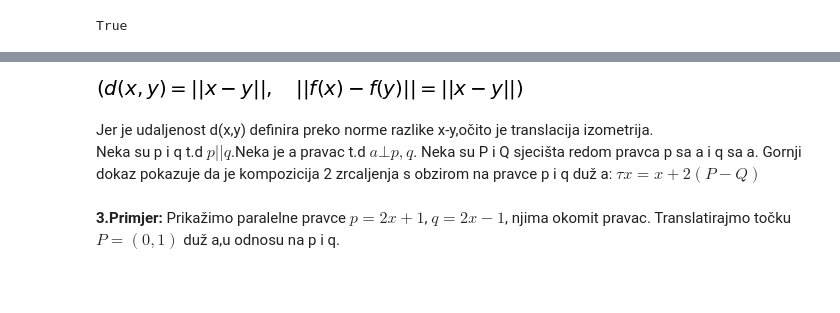
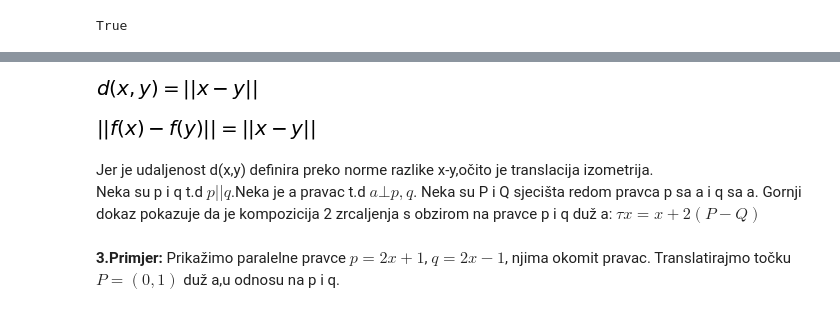
Before and after one commit to Tatjana-pmf/matematicki_-softver_dz, a Jupyter notebook: 1.dz.matsoft.ipynb, the cells around one changed output, grey strips where cells are left out. Saved outputs shown, nothing was run; the diff lists cells and outputs as text; code cells hidden in the pictures; blank space fills up the shorter version.

```diff
--- a/1.dz.matsoft.ipynb
+++ b/1.dz.matsoft.ipynb
@@ -182,25 +230,22 @@ Pokažimo da je takva translacija izometrija.
 # %%
 import sympy as sp
 import IPython as ip
 sp.init_printing()
 x, y, v = sp.symbols('x y v')
 norm1 = sp.symbols('||x-y||')
 norm2 = sp.symbols('||f(x)-f(y)||')
 udaljenost = sp.Symbol('d(x,y)')
 def translacija (v):
     def f (x):
         return x + v
     return f
 f = translacija(v)
 solve = sp.cancel(f(x)- f(y))
-sp.Eq(udaljenost, norm1), sp.Eq(norm2, norm1)
-#sympy.Eq(x-y,f(x)-(y))
-#sympy.init_printing(use_latex='mathjax')
-#display(ip.display.Latex("||x-y||="))
-#x-y
-#display(ip.display.Latex("||f(x)-f(y)||=||(x+v)-(y+v)||"),sympy.cancel(f(x)-f(y)))
+display(sp.Eq(udaljenost, norm1))
+display(sp.Eq(norm2, norm1))
 # %% [output]
-[figure, old version]
+[figure, new version]
+[figure, added]
 # %% [markdown]
 Jer je udaljenost d(x,y) definira preko norme razlike x-y,očito je translacija izometrija.<br>
 Neka su p i q t.d $p|| q$.Neka je a pravac t.d $ a \bot p,q$.
```
Also changed, not shown: parts of 33 cells of this notebook, 1 other file.
